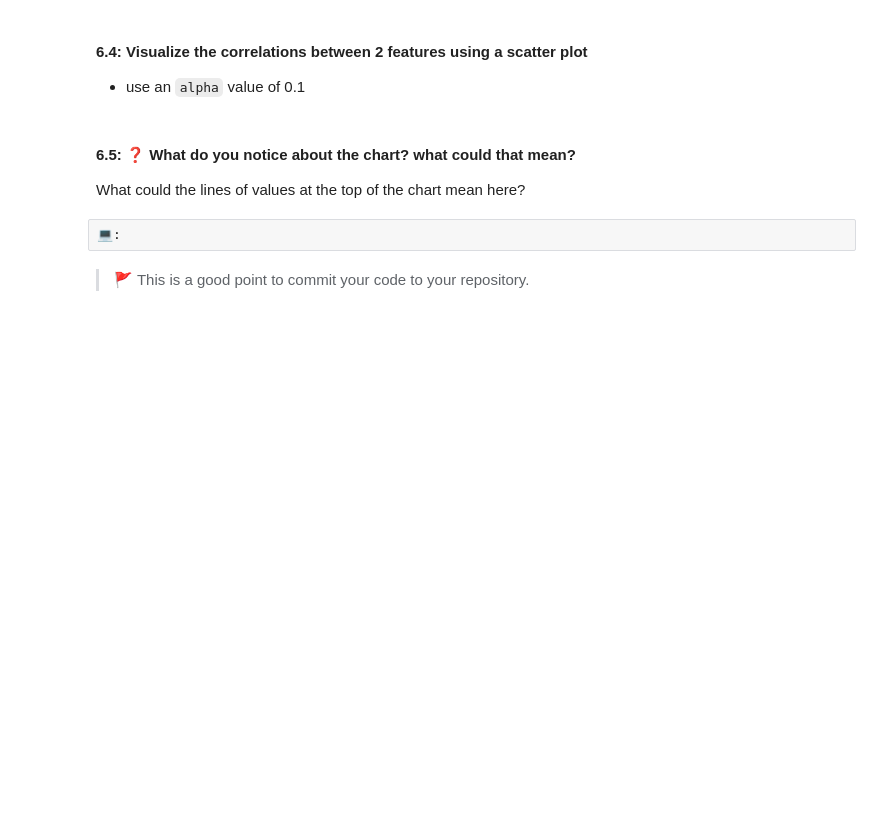
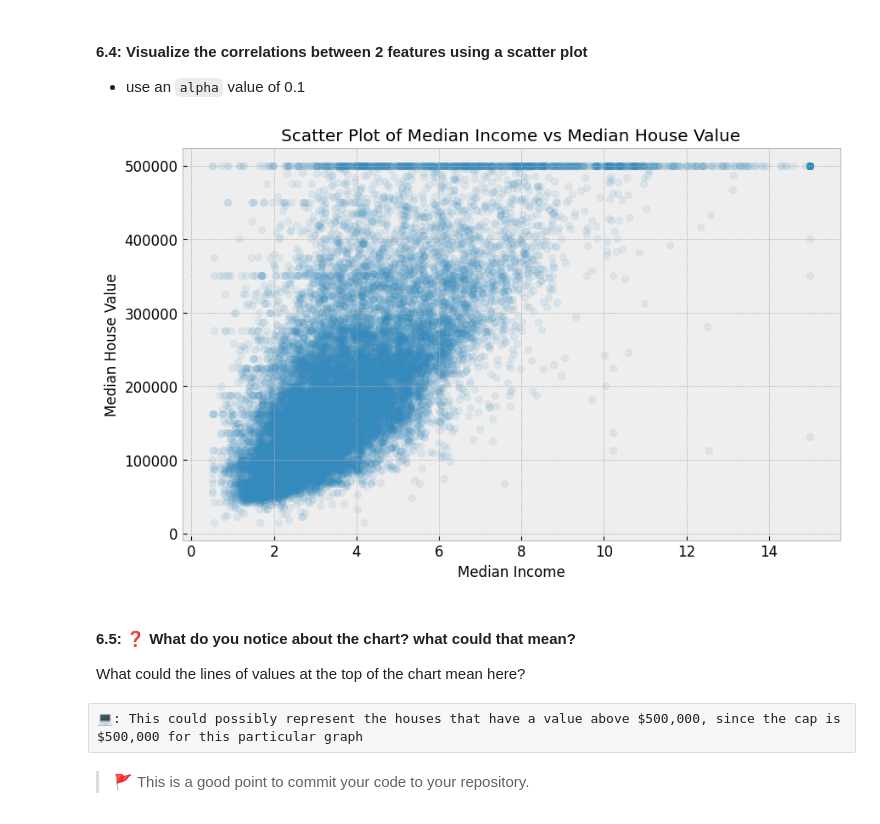
Before and after one commit to IT4063-Spring2025/eda-assignment-BeccaCordray, a Jupyter notebook: notebook.ipynb, the cells around one changed output. Cells and saved outputs as stored; diff of their text form; code cells hidden in the pictures; blank space fills up the shorter version.

```diff
--- a/notebook.ipynb
+++ b/notebook.ipynb
@@ -290,8 +312,20 @@ sort the results in descending order
+# %%
+# 💻 Plot the scatter plot for just (median_income and median_house_value)
+feature_x = 'median_income'
+feature_y = 'median_house_value'
+plt.figure(figsize=(10, 6))
+plt.scatter(housing[feature_x], housing[feature_y], alpha=0.1)
+plt.xlabel('Median Income')
+plt.ylabel('Median House Value')
+plt.title('Scatter Plot of Median Income vs Median House Value')
+plt.show()
+# %% [output]
+[figure, added]
 # %% [markdown]
 #### 6.5: ❓ What do you notice about the chart? what could that mean?
 What could the lines of values at the top of the chart mean here?
-# %% [raw]
-💻:
+# %% [raw]
+💻: This could possibly represent the houses that have a value above $500,000, since the cap is $500,000 for this particular graph
 # %% [markdown]
 > 🚩 This is a good point to commit your code to your repository.
 # %% [markdown]
```
Also changed, not shown: parts of 7 cells of this notebook.
